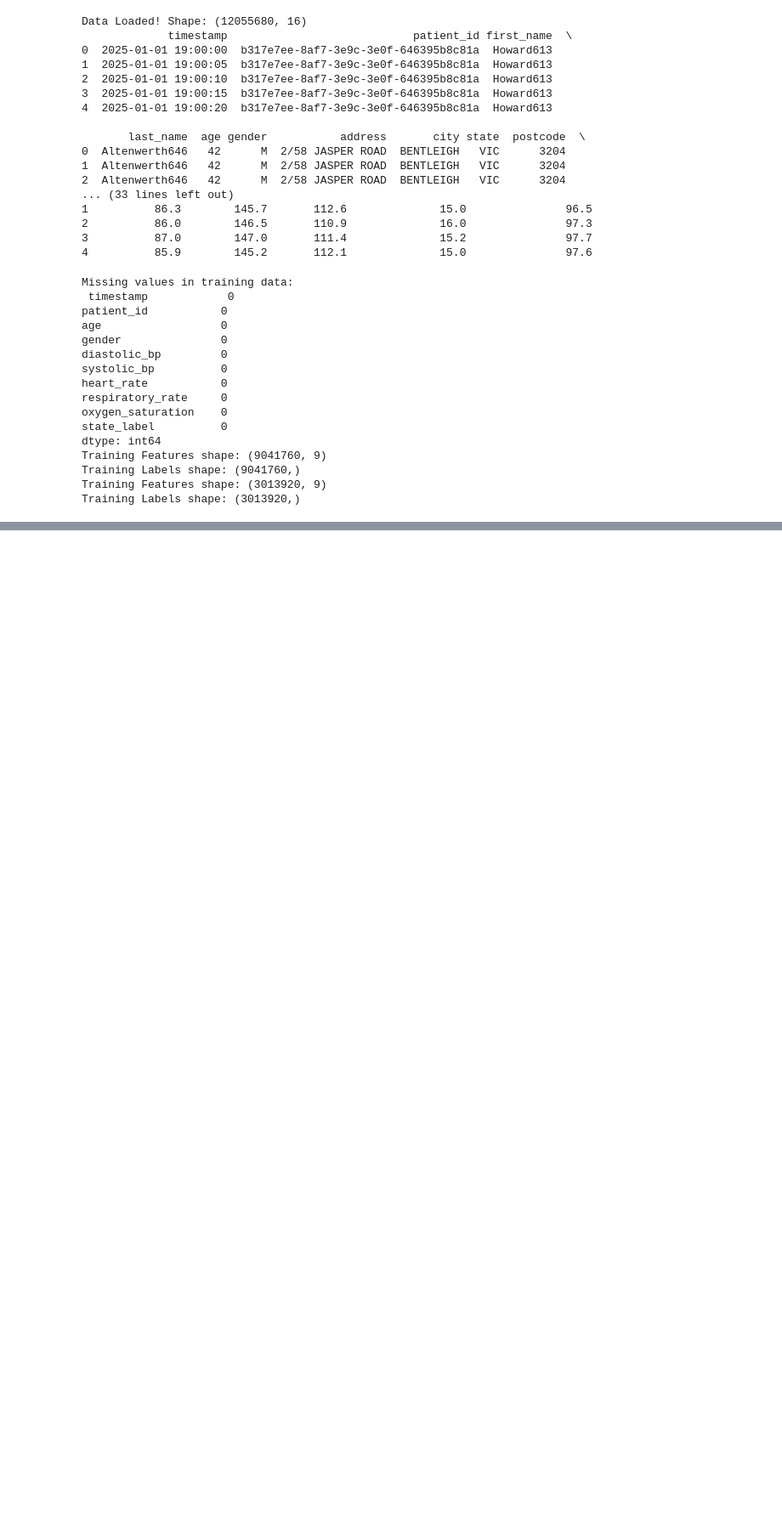
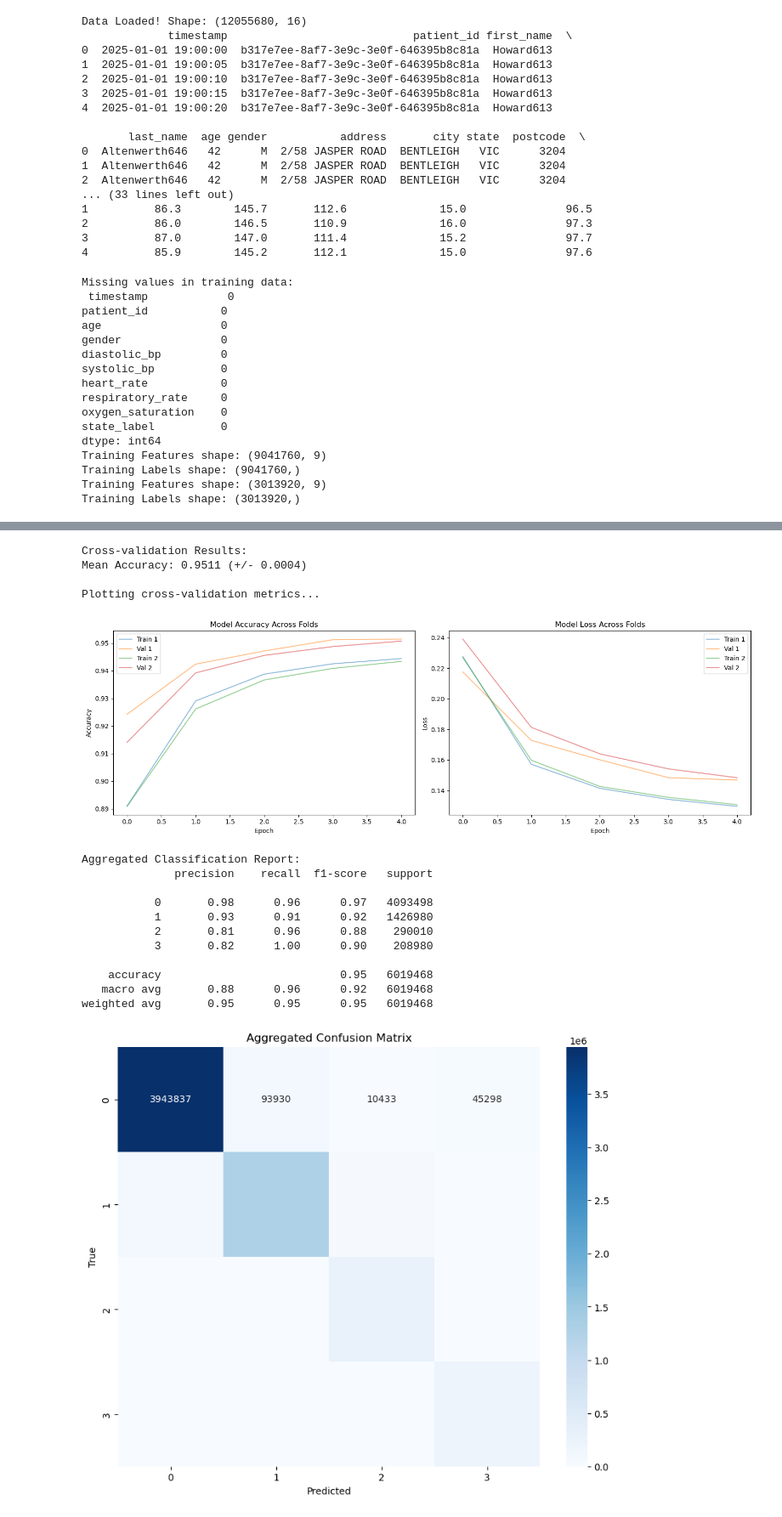
Before and after one commit to jeremlll/MEDHACK, a Jupyter notebook: BEGINNER/lstm_test.ipynb, the cells around one changed output, grey strips where cells are left out. Shown at 85% size. Drawn from its saved outputs; the diff is of its cells as text; code cells hidden in the pictures; blank space fills up the shorter version.

```diff
--- a/BEGINNER/lstm_test.ipynb
+++ b/BEGINNER/lstm_test.ipynb
@@ -265,0 +307,41 @@ print(classification_report(y_val_classes, y_pred_classes))
+# %%
+# Print overall results
+print("\nCross-validation Results:")
+print(f"Mean Accuracy: {np.mean(cv_scores):.4f} (+/- {np.std(cv_scores):.4f})")
+
+# Plot cross-validation metrics
+print("\nPlotting cross-validation metrics...")
+plot_cv_metrics(cv_histories)
+
+# Calculate and print aggregated classification report
+print("\nAggregated Classification Report:")
+y_true = np.concatenate(fold_true_values)
+y_pred = np.concatenate(fold_predictions)
+print(classification_report(y_true, y_pred))
+
+# Plot aggregated confusion matrix
+plt.figure(figsize=(10, 8))
+cm = confusion_matrix(y_true, y_pred)
+sns.heatmap(cm, annot=True, fmt='d', cmap='Blues')
+plt.title('Aggregated Confusion Matrix')
+plt.xlabel('Predicted')
+plt.ylabel('True')
+plt.show()
+# %% [output]
+Cross-validation Results:
+Mean Accuracy: 0.9511 (+/- 0.0004)
+
+Plotting cross-validation metrics...
+[figure, added]
+Aggregated Classification Report:
+              precision    recall  f1-score   support
+
+           0       0.98      0.96      0.97   4093498
+           1       0.93      0.91      0.92   1426980
+           2       0.81      0.96      0.88    290010
+           3       0.82      1.00      0.90    208980
+
+    accuracy                           0.95   6019468
+   macro avg       0.88      0.96      0.92   6019468
+weighted avg       0.95      0.95      0.95   6019468
+[figure, added]
```
Also changed, not shown: parts of 10 cells of this notebook, 2 other files.
